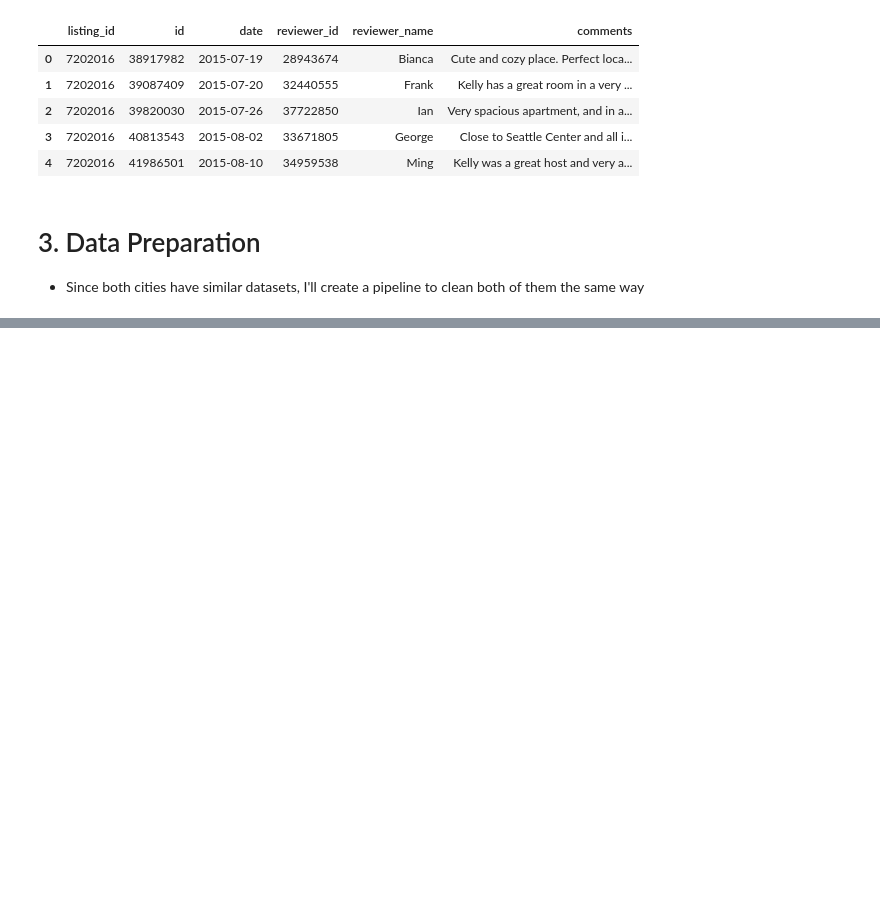
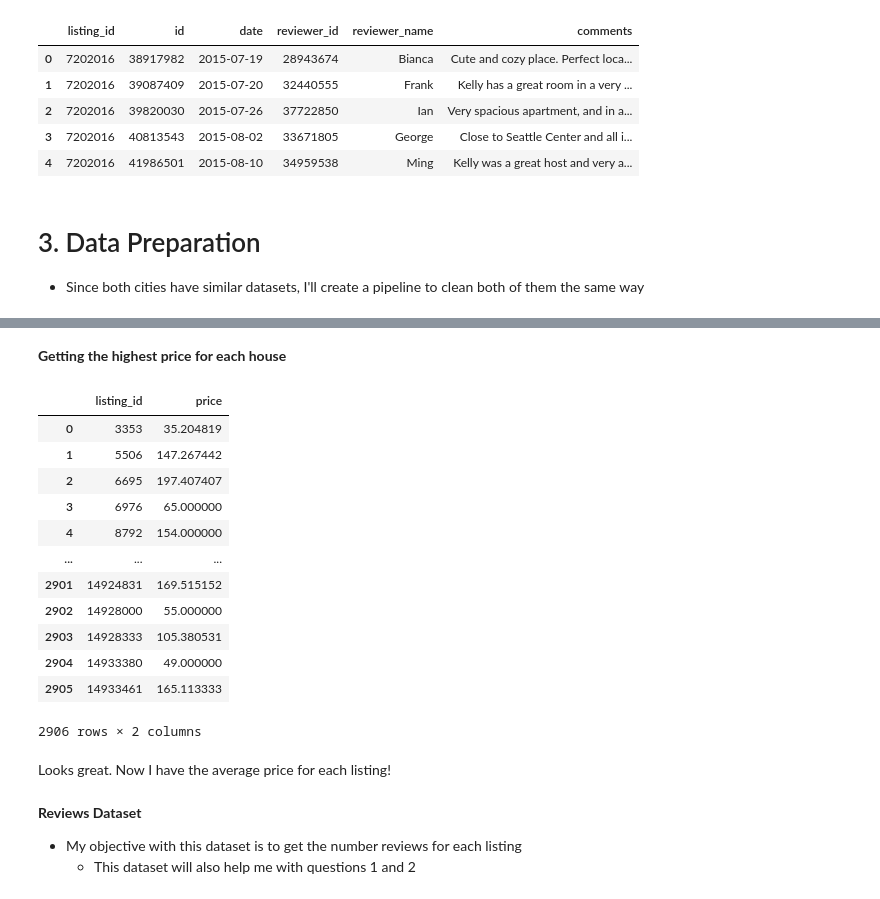
Before and after one commit to macedoti13/Airbnb-Data-Analysis, a Jupyter notebook: AirbnbDataAnalysis.ipynb, the cells around one changed output, grey strips where cells are left out. Drawn from its saved outputs; the diff is of its cells as text; code cells hidden in the pictures; blank space fills up the shorter version.

```diff
--- a/AirbnbDataAnalysis.ipynb
+++ b/AirbnbDataAnalysis.ipynb
@@ -109,0 +127,6 @@ df_bos_cal.head()
+# %%
+# droping null values
+df_bos_cal_c.dropna(inplace=True)
+
+# checking null values
+df_bos_cal_c.isnull().sum()
@@ -109,0 +145,11 @@ df_bos_cal.head()
+# %%
+# removing the $ sign and replacing ',' to '.'
+df_bos_cal_c.price = df_bos_cal_c.price.apply(lambda x: x.replace('$', ''))
+df_bos_cal_c.price = df_bos_cal_c.price.apply(lambda x: x.replace(',', '.'))
+
+
+# removing the '.00' part of the number (causes error when transforming into float64)
+df_bos_cal_c.price = df_bos_cal_c.price.apply(lambda x: x[:-3])
+
+# checking column
+df_bos_cal_c.price
@@ -109,0 +171,6 @@ df_bos_cal.head()
+# %%
+# fixing price datatype to float
+df_bos_cal_c.price = df_bos_cal_c.price.astype('float64')
+
+# fixing date datatype to datetime
+df_bos_cal_c.date = df_bos_cal_c.date.astype('datetime64')
@@ -109,0 +179,6 @@ df_bos_cal.head()
+# %%
+# dropping column
+df_bos_cal_c.drop(columns=['available'], axis=1, inplace=True)
+
+# checking dataset
+df_bos_cal_c.head()
@@ -109,0 +192,24 @@ df_bos_cal.head()
+# %% [markdown]
+**Getting the highest price for each house**
+# %%
+df_bos_cal_c.groupby('listing_id')['price'].mean().to_frame().reset_index()
+# %% [output]
+|  | listing_id | price |
+| 0 | 3353 | 35.204819 |
+| 1 | 5506 | 147.267442 |
+| 2 | 6695 | 197.407407 |
+| 3 | 6976 | 65.000000 |
+| 4 | 8792 | 154.000000 |
+| ... | ... | ... |
+| 2901 | 14924831 | 169.515152 |
+| 2902 | 14928000 | 55.000000 |
+| 2903 | 14928333 | 105.380531 |
+| 2904 | 14933380 | 49.000000 |
+| 2905 | 14933461 | 165.113333 |
+2906 rows × 2 columns
+# %% [markdown]
+Looks great. Now I have the average price for each listing!
+# %% [markdown]
+**Reviews Dataset**
+- My objective with this dataset is to get the number reviews for each listing
+    - This dataset will also help me with questions 1 and 2
```
Also changed, not shown: parts of 24 cells of this notebook.
